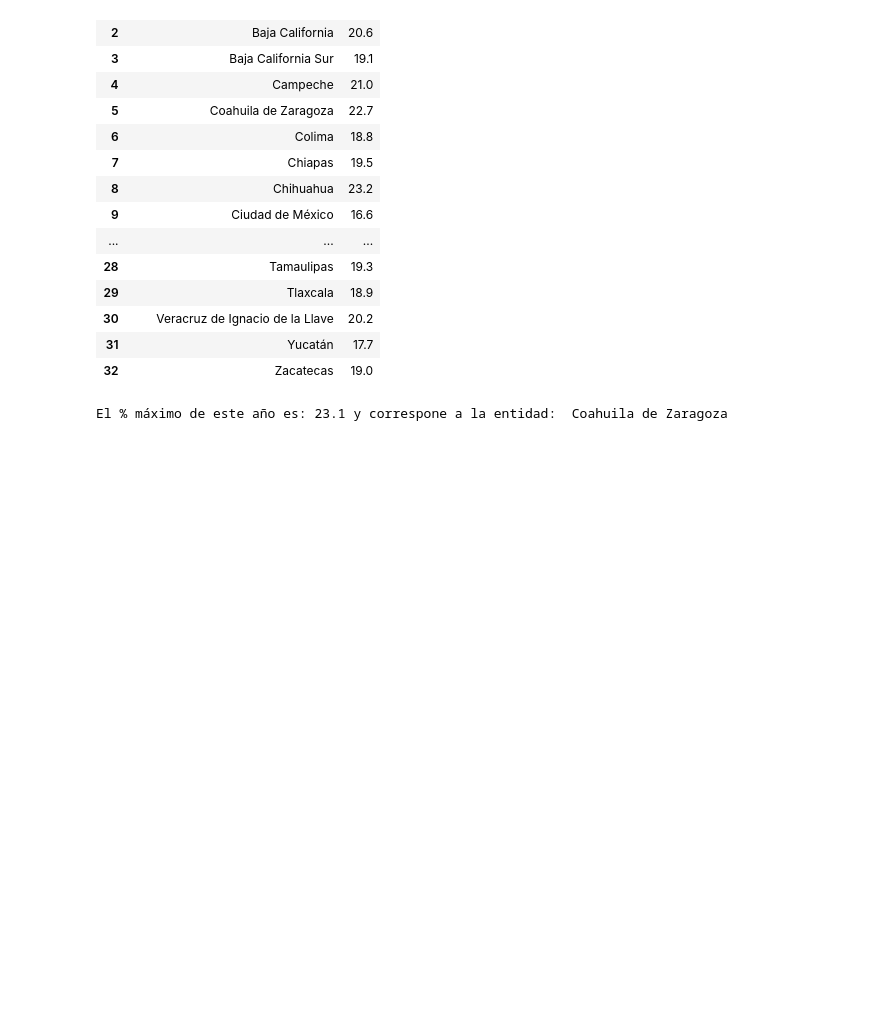
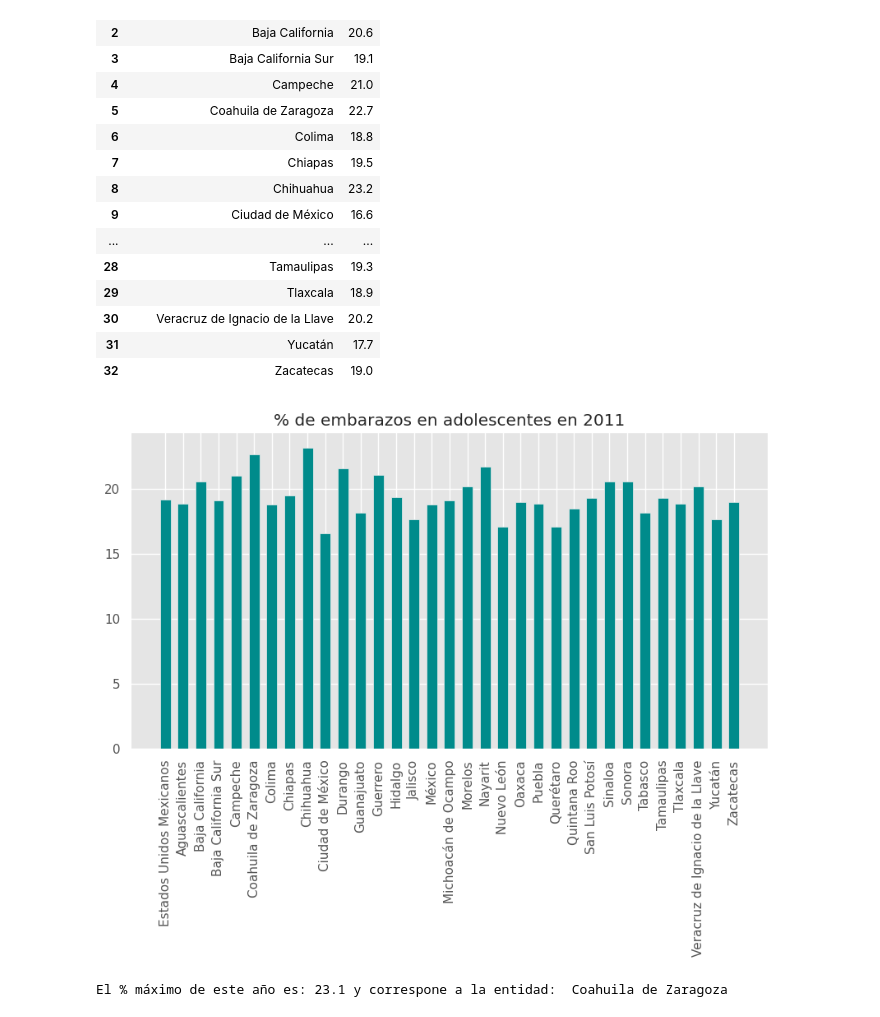
Before and after one commit to SaraElizabethGarciaCajero/Proyecto-ASE-I, a Jupyter notebook: S_ASE1.ipynb, the cells around one changed output. Drawn from its saved outputs; the diff is of its cells as text; code cells hidden in the pictures; blank space fills up the shorter version.

```diff
--- a/S_ASE1.ipynb
+++ b/S_ASE1.ipynb
@@ -179,6 +164,17 @@ El % máximo de este año es: 23.2 y correspone a la entidad:  Chihuahua
 | 30 | Veracruz de Ignacio de la Llave | 20.2 |
 | 31 | Yucatán | 17.7 |
 | 32 | Zacatecas | 19.0 |
+# %%
+height= list(df_2011['2011'])
+bars = list(df_2011['Entidad federativa de residencia habitual de la madre'])
+plt.style.use("ggplot")
+plt.figure(figsize=(10,5))
+plt.bar(bars, height, color='darkcyan', width=0.6)
+plt.xticks(rotation=90)
+plt. title("% de embarazos en adolescentes en 2011")
+plt.show()
+# %% [output]
+[figure, added]
 # %%
 df_2012=df[['Entidad federativa de residencia habitual de la madre', '2012']]
 e_2012=df['2012'].max()
```
Also changed, not shown: parts of 23 cells of this notebook.
